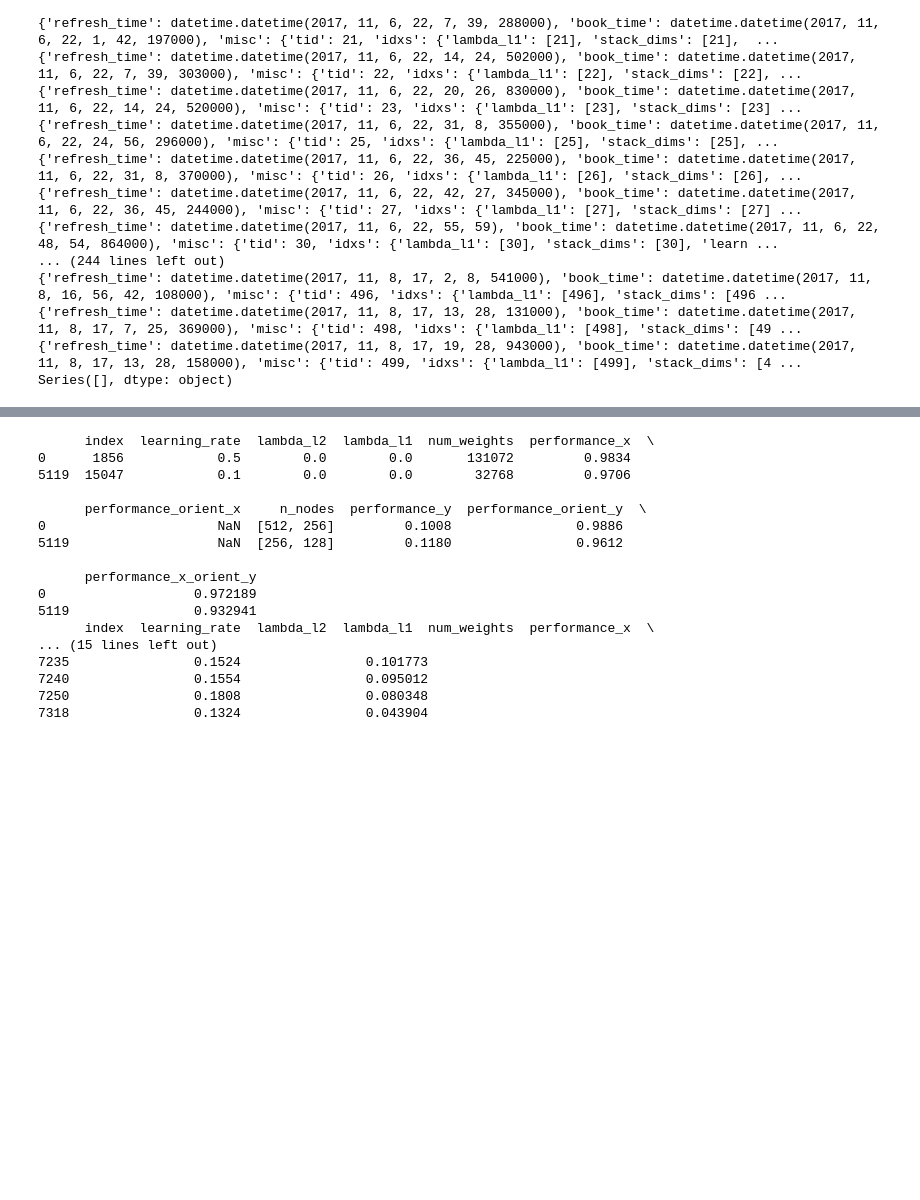
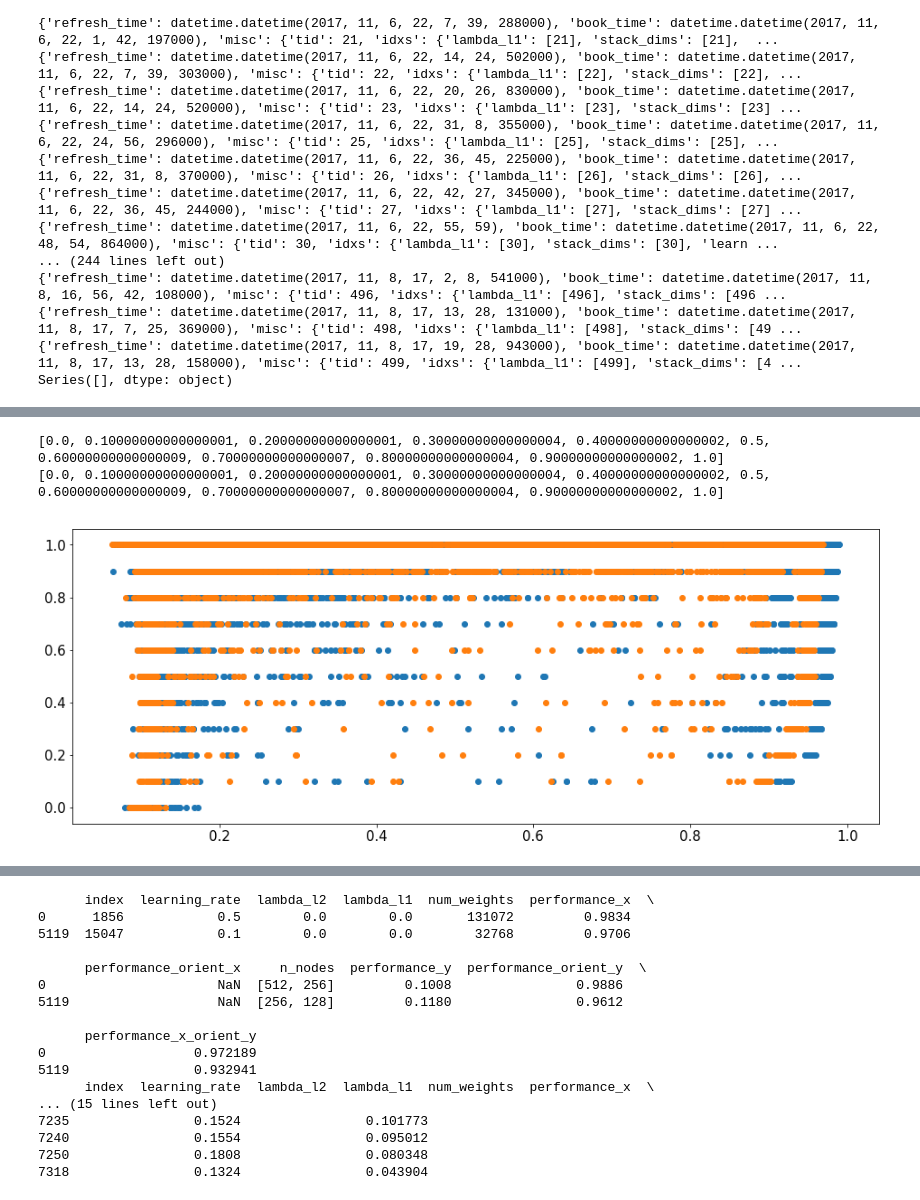
Before and after one commit to kashefy/transform, a Jupyter notebook: notebooks/trials.ipynb, the cells around one changed output, grey strips where cells are left out. Drawn from its saved outputs; the diff is of its cells as text; code cells hidden in the pictures; blank space fills up the shorter version.

```diff
--- a/notebooks/trials.ipynb
+++ b/notebooks/trials.ipynb
@@ -723,0 +676,9 @@ dtype: object
+# %%
+plt.scatter(df['performance_orient'], df['lambda_c_orientation'])
+plt.scatter(df['performance'], df['lambda_c_recognition'])
+print(sorted(list(set(df['lambda_c_orientation']))))
+print(sorted(list(set(df['lambda_c_recognition']))))
+# %% [output]
+[0.0, 0.10000000000000001, 0.20000000000000001, 0.30000000000000004, 0.40000000000000002, 0.5, 0.60000000000000009, 0.70000000000000007, 0.80000000000000004, 0.90000000000000002, 1.0]
+[0.0, 0.10000000000000001, 0.20000000000000001, 0.30000000000000004, 0.40000000000000002, 0.5, 0.60000000000000009, 0.70000000000000007, 0.80000000000000004, 0.90000000000000002, 1.0]
+[figure, added]
```
Also changed, not shown: parts of 15 cells of this notebook, 2 other files.
